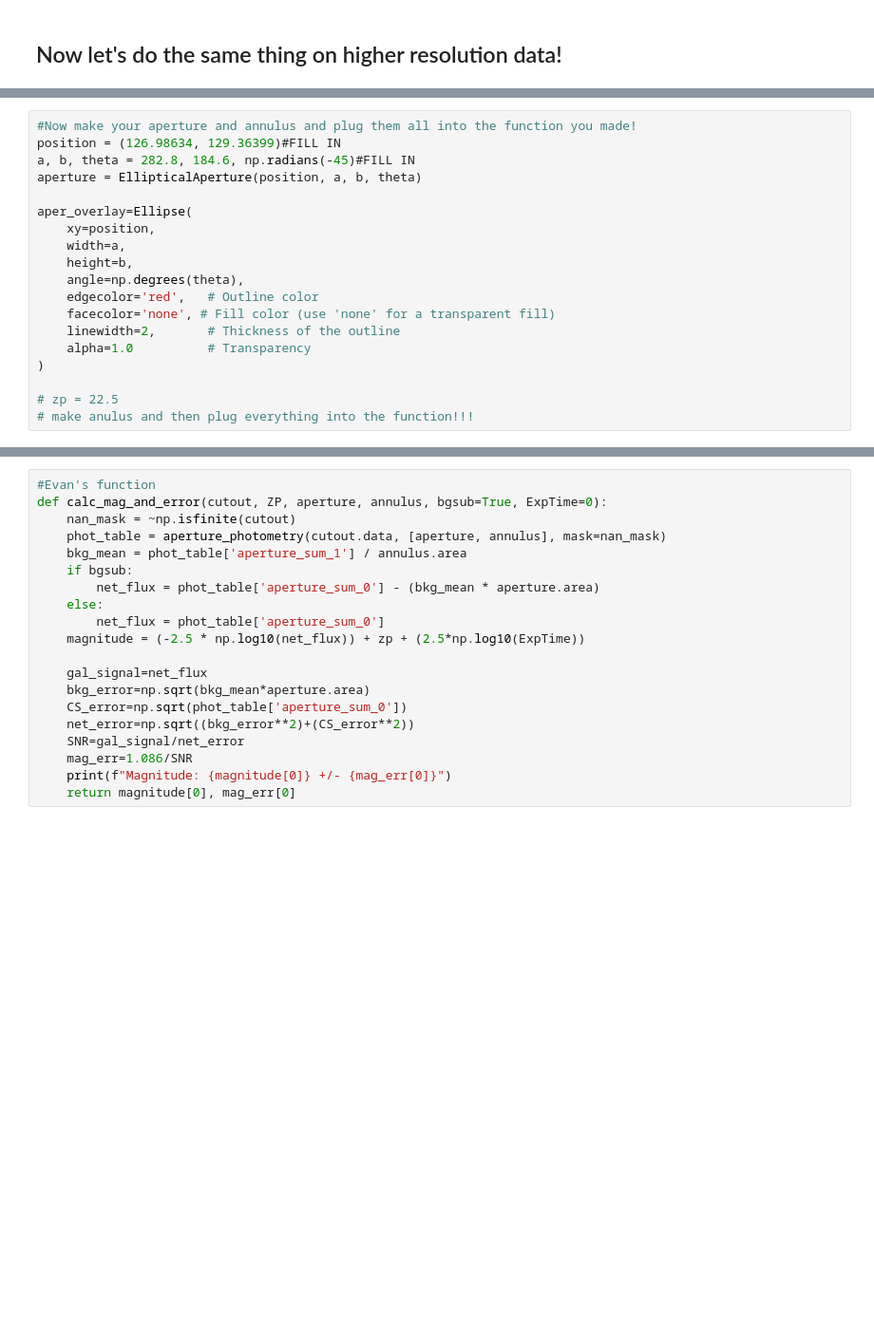
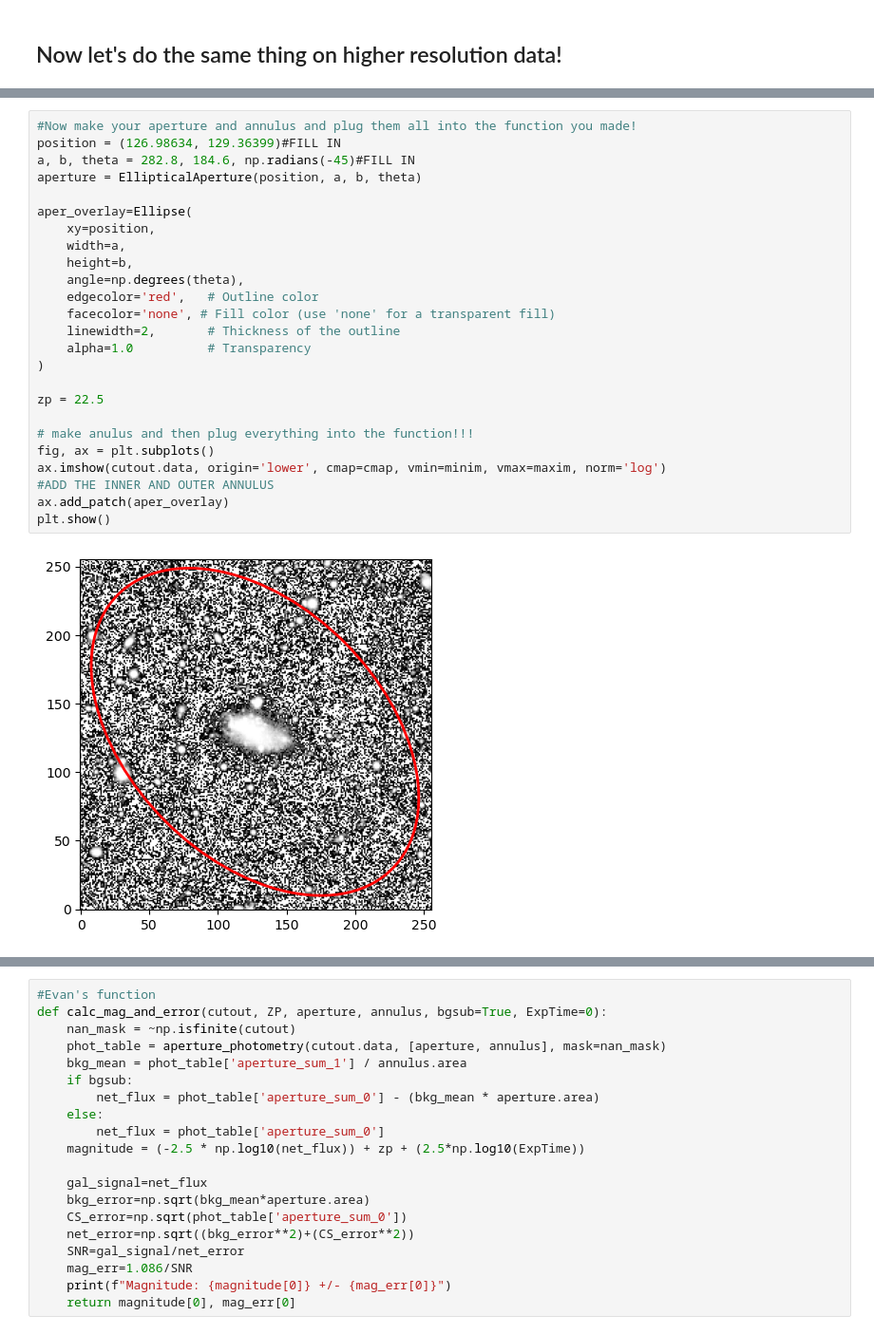
Before and after one commit to itviolin2013/Polaris-Kamino, a Jupyter notebook: ErrorProp_DES_PS.ipynb, the cells around one changed output, grey strips where cells are left out. Shown at 95% size. Cells and saved outputs as stored; diff of their text form; blank space fills up the shorter version.

```diff
--- a/ErrorProp_DES_PS.ipynb
+++ b/ErrorProp_DES_PS.ipynb
@@ -205,19 +213,27 @@ plt.show()
 # %%
 #Now make your aperture and annulus and plug them all into the function you made!
 position = (126.98634, 129.36399)#FILL IN
 a, b, theta = 282.8, 184.6, np.radians(-45)#FILL IN
 aperture = EllipticalAperture(position, a, b, theta)
 
 aper_overlay=Ellipse(
     xy=position,
     width=a,
     height=b,
     angle=np.degrees(theta),
     edgecolor='red',   # Outline color
     facecolor='none', # Fill color (use 'none' for a transparent fill)
     linewidth=2,       # Thickness of the outline
     alpha=1.0          # Transparency
 )
 
-# zp = 22.5
+zp = 22.5
+
 # make anulus and then plug everything into the function!!!
+fig, ax = plt.subplots()
+ax.imshow(cutout.data, origin='lower', cmap=cmap, vmin=minim, vmax=maxim, norm='log')
+#ADD THE INNER AND OUTER ANNULUS
+ax.add_patch(aper_overlay)
+plt.show()
+# %% [output]
+[figure, added]
```
Also changed, not shown: parts of 4 cells of this notebook.
